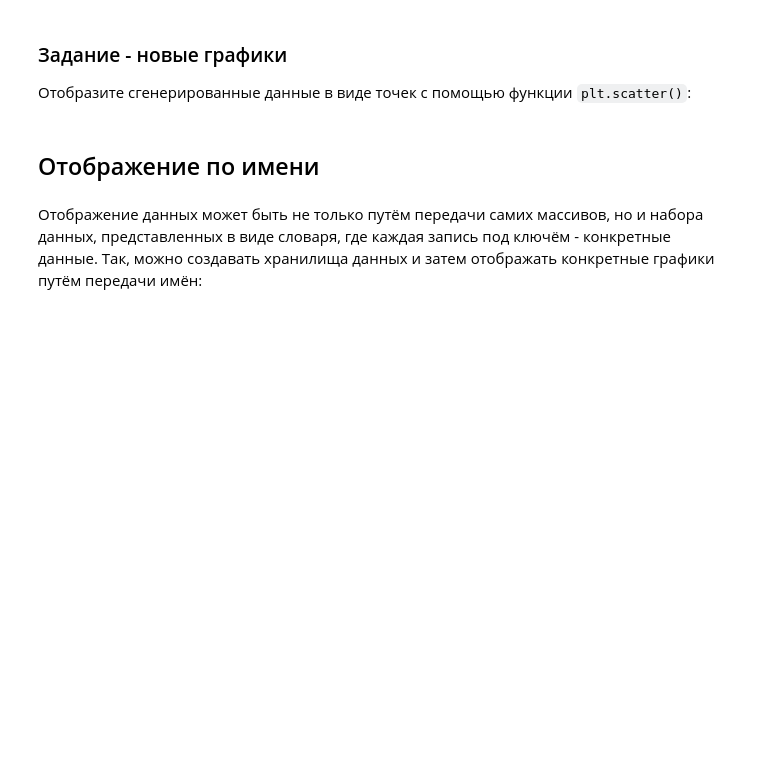
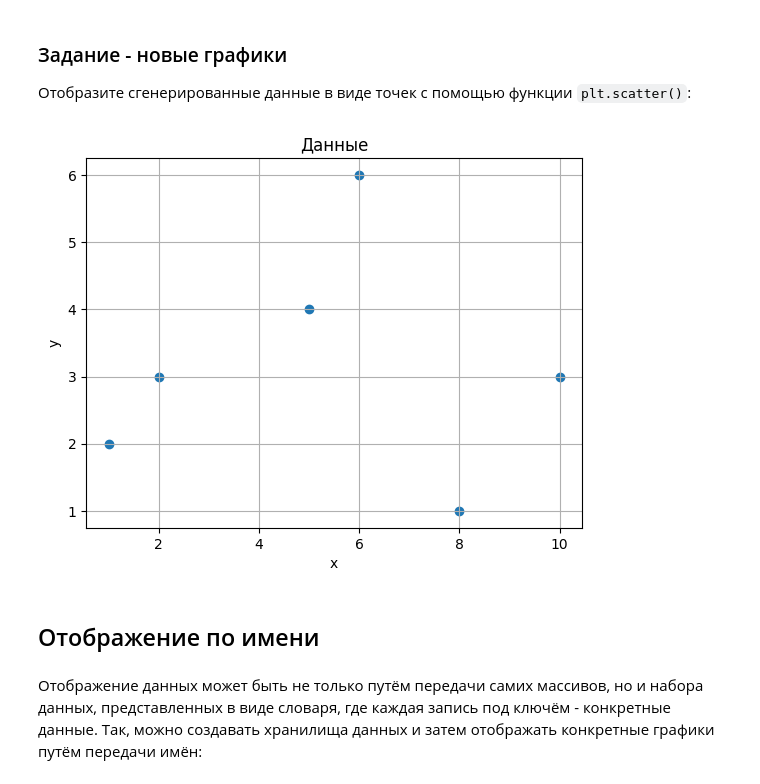
Before and after one commit to EE-Igor/ml_edu, a Jupyter notebook: notebooks/05_Matplotlib.ipynb, the cells around one changed output. Saved outputs shown, nothing was run; the diff lists cells and outputs as text; code cells hidden in the pictures; blank space fills up the shorter version.

```diff
--- a/notebooks/05_Matplotlib.ipynb
+++ b/notebooks/05_Matplotlib.ipynb
@@ -116,8 +126,18 @@ plt.show()
 # %%
 x = np.array([1, 2, 5, 8, 6, 10])
 y = np.array([2, 3, 4, 1, 6, 3])
 
+plt.scatter(x, y)
+
+plt.title('Данные')
+plt.xlabel('x')
+plt.ylabel('y')
+
+plt.grid(True)
+plt.show()
 # TODO
+# %% [output]
+[figure, added]
 # %% [markdown]
 ## Отображение по имени
 # %% [markdown]
```
Also changed, not shown: parts of 24 cells of this notebook.
